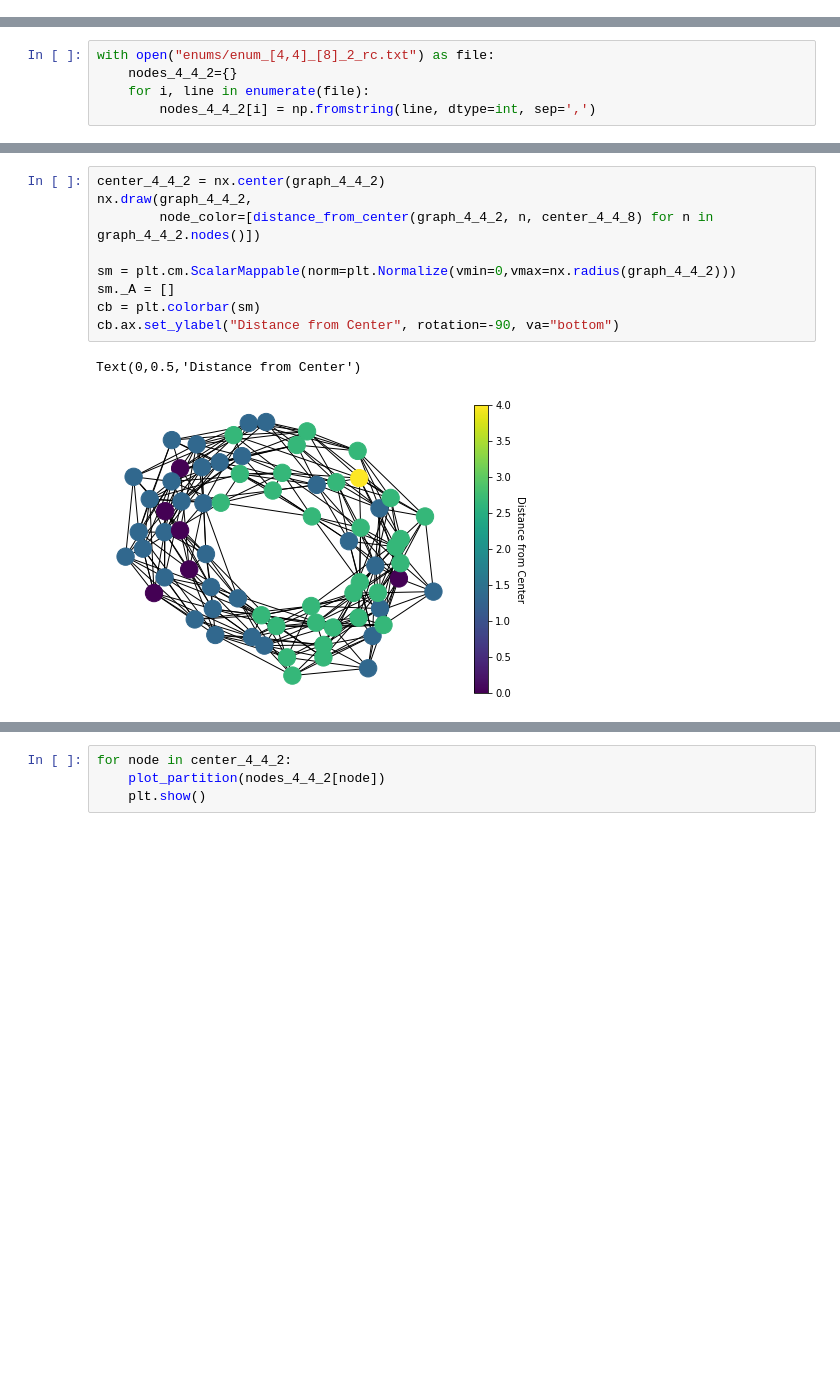
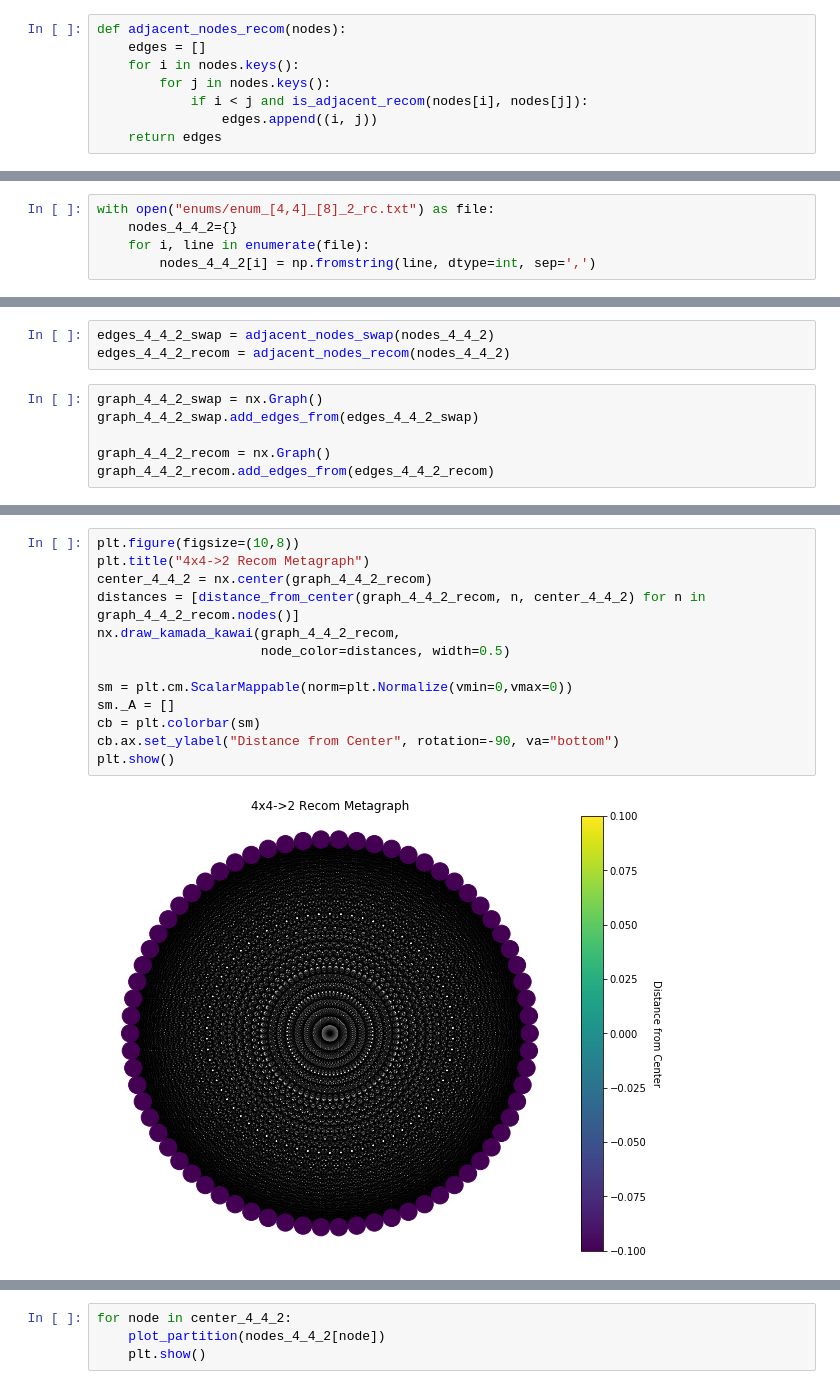
Before and after one commit to vrdi/metagraph-visualizations, a Jupyter notebook: metagraph.ipynb, the cells around one changed output, grey strips where cells are left out. Drawn from its saved outputs; the diff is of its cells as text; blank space fills up the shorter version.

```diff
--- a/metagraph.ipynb
+++ b/metagraph.ipynb
@@ -45,3 +71,11 @@ def adjacent_nodes(nodes):
+# %%
+def adjacent_nodes_recom(nodes):
+    edges = []
+    for i in nodes.keys():
+        for j in nodes.keys():
+            if i < j and is_adjacent_recom(nodes[i], nodes[j]):
+                edges.append((i, j))
+    return edges
 # %%
 def plot_partition(part, dim=None, **kwargs):
     if not dim:
@@ -189,0 +340,9 @@ print("# nodes:", len(graph_4_4_2.nodes))
+# %%
+edges_4_4_2_swap = adjacent_nodes_swap(nodes_4_4_2)
+edges_4_4_2_recom = adjacent_nodes_recom(nodes_4_4_2)
+# %%
+graph_4_4_2_swap = nx.Graph()
+graph_4_4_2_swap.add_edges_from(edges_4_4_2_swap)
+
+graph_4_4_2_recom = nx.Graph()
+graph_4_4_2_recom.add_edges_from(edges_4_4_2_recom)
@@ -215,12 +427,15 @@ nx.draw_kamada_kawai(graph_4_4_2,
 # %%
-center_4_4_2 = nx.center(graph_4_4_2)
-nx.draw(graph_4_4_2,
-        node_color=[distance_from_center(graph_4_4_2, n, center_4_4_8) for n in graph_4_4_2.nodes()])
+plt.figure(figsize=(10,8))
+plt.title("4x4->2 Recom Metagraph")
+center_4_4_2 = nx.center(graph_4_4_2_recom)
+distances = [distance_from_center(graph_4_4_2_recom, n, center_4_4_2) for n in graph_4_4_2_recom.nodes()]
+nx.draw_kamada_kawai(graph_4_4_2_recom,
+                     node_color=distances, width=0.5)
 
-sm = plt.cm.ScalarMappable(norm=plt.Normalize(vmin=0,vmax=nx.radius(graph_4_4_2)))
+sm = plt.cm.ScalarMappable(norm=plt.Normalize(vmin=0,vmax=0))
 sm._A = []
 cb = plt.colorbar(sm)
 cb.ax.set_ylabel("Distance from Center", rotation=-90, va="bottom")
+plt.show()
 # %% [output]
-Text(0,0.5,'Distance from Center')
-[figure, old version]
+[figure, new version]
```
Also changed, not shown: parts of 88 cells of this notebook, 6 other files.
